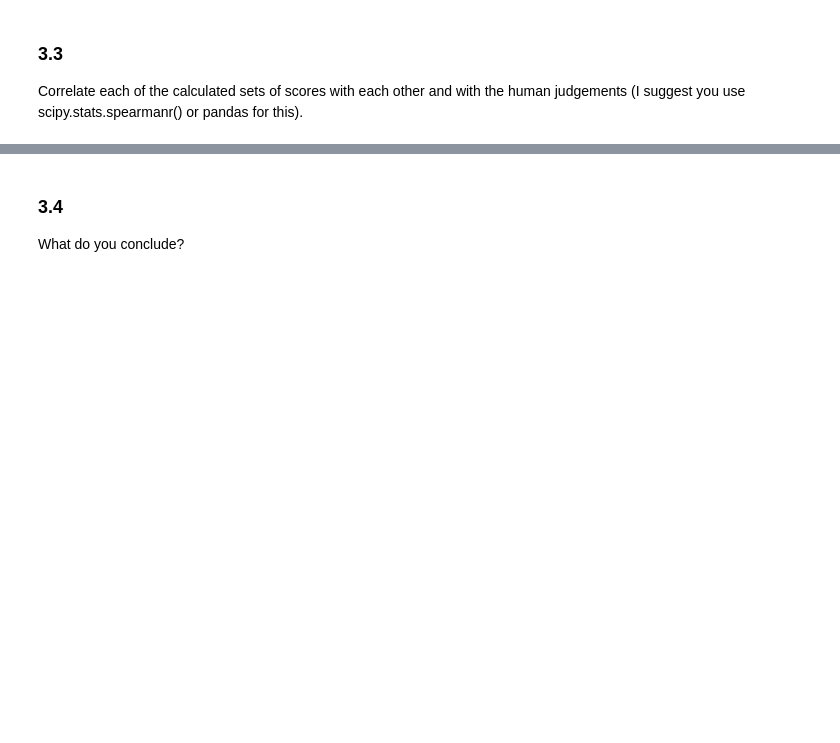
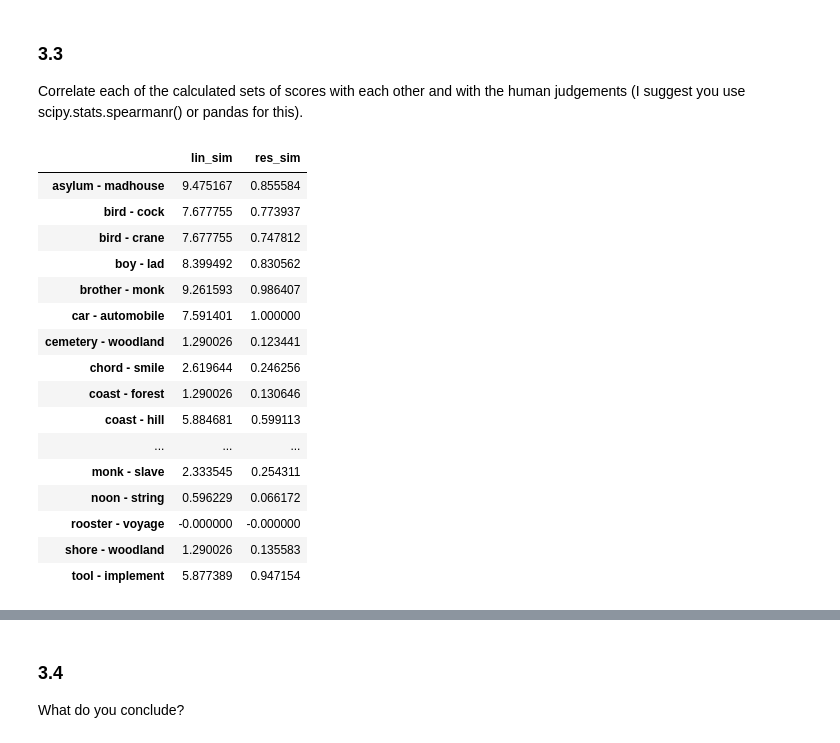
Before and after one commit to Efemirkan/Advanced-Natural-Language-Processing, a Jupyter notebook: Week 1 Distributional Semantic/lab/week2lab.ipynb, the cells around one changed output, grey strips where cells are left out. Drawn from its saved outputs; the diff is of its cells as text; code cells hidden in the pictures; blank space fills up the shorter version.

```diff
--- a/Week 1 Distributional Semantic/lab/week2lab.ipynb
+++ b/Week 1 Distributional Semantic/lab/week2lab.ipynb
@@ -330,0 +337,9 @@ find_similarity1(df.iloc[0,0], df.iloc[0,1], "res_similarity")
+# %%
+for x in range(df.shape[0]):
+
+  res_similarity= find_similarity(df.iloc[x,0], df.iloc[x,1], "res_similarity")
+  lin_similarity= find_similarity(df.iloc[x,0], df.iloc[x,1], "lin_similarity")
+
+  print(f"Lin Similarity for {df.iloc[x,0]} and {df.iloc[x,1]}: {lin_similarity}")
+  print(f"Resnik Similarity for {df.iloc[x,0]} and {df.iloc[x,1]}: {res_similarity}")
+  print("")
@@ -330,0 +364,10 @@ find_similarity1(df.iloc[0,0], df.iloc[0,1], "res_similarity")
+# %%
+store_sims = {}
+for x in range(df.shape[0]):
+
+  res_similarity= find_similarity(df.iloc[x,0], df.iloc[x,1], "res_similarity")
+  lin_similarity= find_similarity(df.iloc[x,0], df.iloc[x,1], "lin_similarity")
+
+  store_sims[f"{df.iloc[x,0]} - {df.iloc[x,1]}"] = [res_similarity, lin_similarity]
+
+store_sims
@@ -331,3 +392,26 @@ find_similarity1(df.iloc[0,0], df.iloc[0,1], "res_similarity")
 # %% [markdown]
 ### 3.3
 Correlate each of the calculated sets of scores with each other and with the human judgements (I suggest you use scipy.stats.spearmanr() or pandas for this).
+# %%
+df_sims = pd.DataFrame(store_sims).T
+# %%
+df_sims.columns = ["lin_sim", "res_sim"]
+df_sims
+# %% [output]
+|  | lin_sim | res_sim |
+| asylum - madhouse | 9.475167 | 0.855584 |
+| bird - cock | 7.677755 | 0.773937 |
+| bird - crane | 7.677755 | 0.747812 |
+| boy - lad | 8.399492 | 0.830562 |
+| brother - monk | 9.261593 | 0.986407 |
+| car - automobile | 7.591401 | 1.000000 |
+| cemetery - woodland | 1.290026 | 0.123441 |
+| chord - smile | 2.619644 | 0.246256 |
+| coast - forest | 1.290026 | 0.130646 |
+| coast - hill | 5.884681 | 0.599113 |
+| ... | ... | ... |
+| monk - slave | 2.333545 | 0.254311 |
+| noon - string | 0.596229 | 0.066172 |
+| rooster - voyage | -0.000000 | -0.000000 |
+| shore - woodland | 1.290026 | 0.135583 |
+| tool - implement | 5.877389 | 0.947154 |
```
Also changed, not shown: parts of 17 cells of this notebook.
